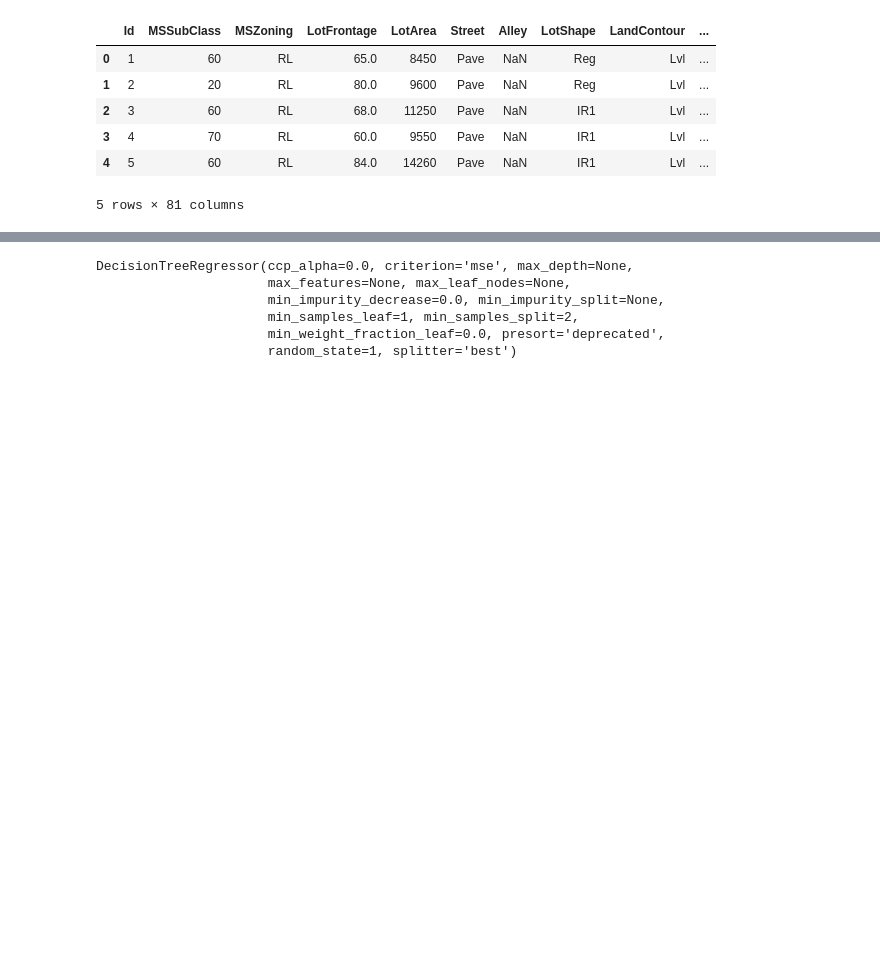
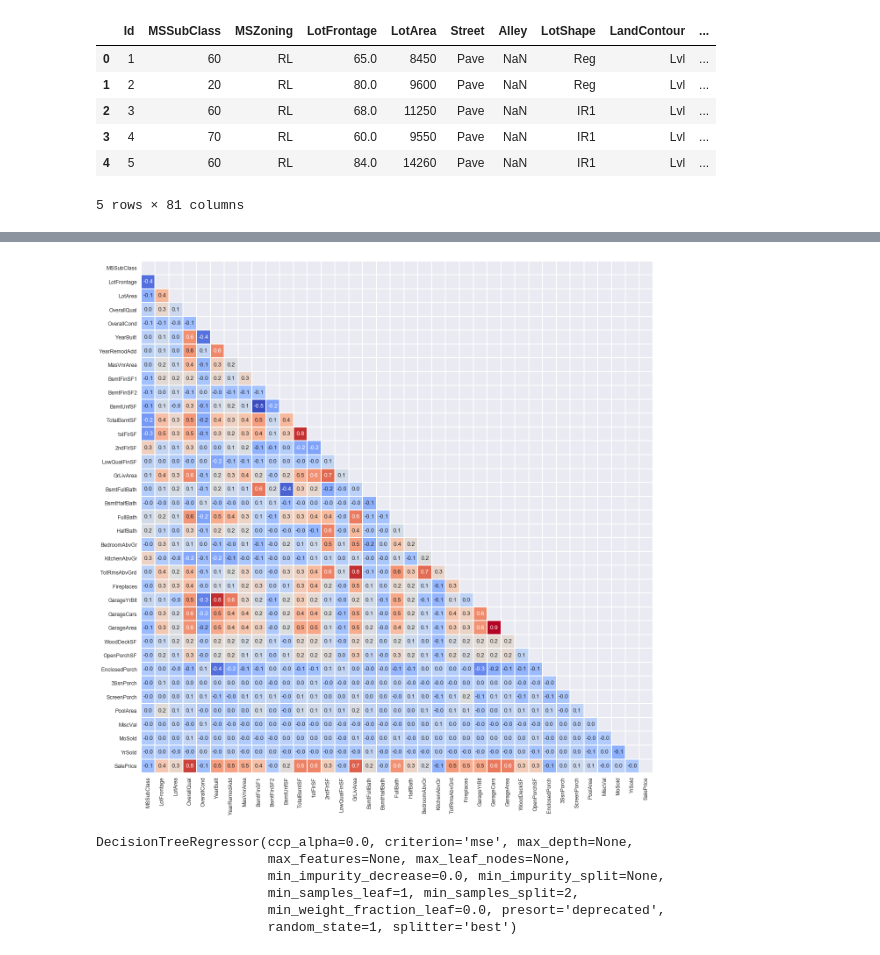
Before and after one commit to smaeyamada/kaggle_house-prices, a Jupyter notebook: Exercise_ML_Compe.ipynb, the cells around one changed output, grey strips where cells are left out. Saved outputs shown, nothing was run; the diff lists cells and outputs as text; code cells hidden in the pictures; blank space fills up the shorter version.

```diff
--- a/Exercise_ML_Compe.ipynb
+++ b/Exercise_ML_Compe.ipynb
@@ -23,3 +49,20 @@ home_data.head()
+# %%
+sns.set(font_scale=1.1)
+correlation_train = home_data.drop('Id', axis=1).corr()
+mask = np.triu(correlation_train.corr())
+plt.figure(figsize=(20, 20))
+sns.heatmap(correlation_train,
+            annot=True,
+            fmt='.1f',
+            cmap='coolwarm',
+            square=True,
+            mask=mask,
+            linewidths=1,
+            cbar=False)
+
+plt.show()
+# %% [output]
+[figure, added]
 # %%
 # Create target object and call it y
 y = home_data.SalePrice
```
Also changed, not shown: parts of 2 cells of this notebook.
